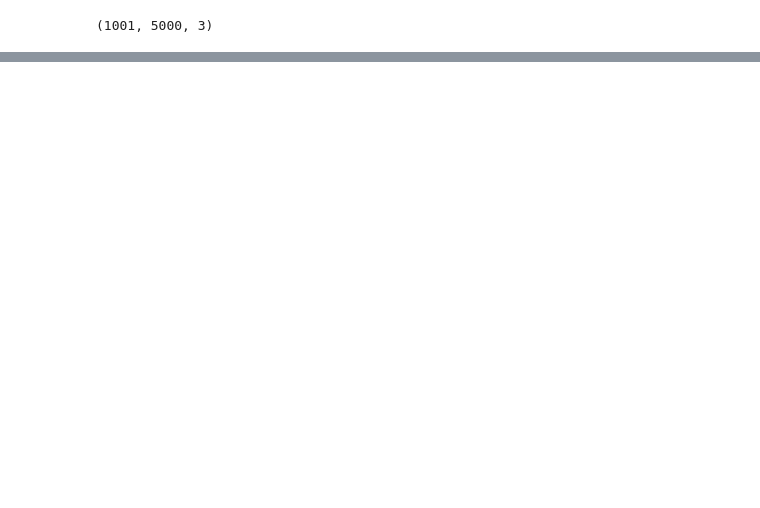
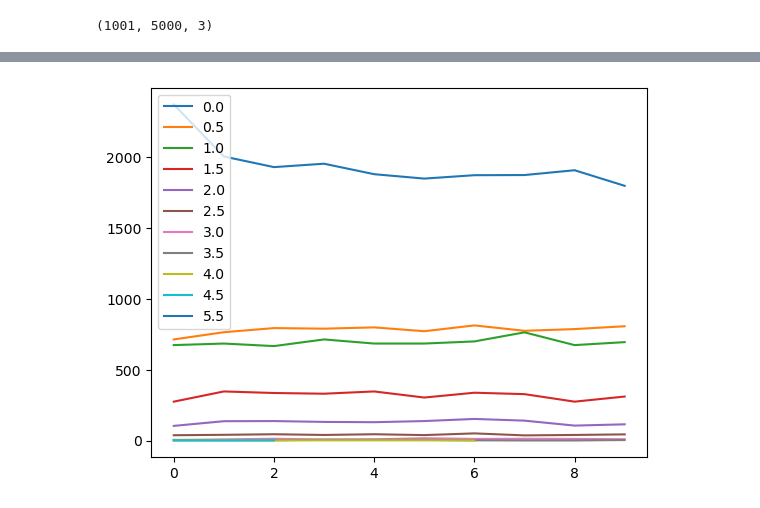
Before and after one commit to JakobSchauser/Thesis, a Jupyter notebook: CompareToData/finding_rosettes.ipynb, the cells around one changed output, grey strips where cells are left out. Cells and saved outputs as stored; diff of their text form; code cells hidden in the pictures; blank space fills up the shorter version.

```diff
--- a/CompareToData/finding_rosettes.ipynb
+++ b/CompareToData/finding_rosettes.ipynb
@@ -12,18 +12,20 @@ with h5py.File('../CodePass2/runs/stas_comments_10.hdf5', 'r') as f:
 print(x.shape)
 
 
-step = x[1]
 
 
 # find voronoi diagram
 from scipy.spatial import Delaunay
 
-tri = Delaunay(step)
+
+def get_nbs(xs):
+    tri = Delaunay(xs)
+    indsx, all_neighbors = tri.vertex_neighbor_vertices
+
+    neighbors = []
+    for i in range(len(indsx)-1):
+        neighbors.append(set(all_neighbors[indsx[i]:indsx[i+1]]))
+
+    return neighbors
 # %% [output]
 (1001, 5000, 3)
-# %%
-indsx, all_neighbors = tri.vertex_neighbor_vertices
-
-neighbors = []
-for i in range(len(indsx)-1):
-    neighbors.append(all_neighbors[indsx[i]:indsx[i+1]])
@@ -69,0 +104,19 @@ dir(vor)
+# %%
+count_dict = {}
+for cc in countss:
+    unique, counts = np.unique(cc, return_counts=True)
+    for u, c in zip(unique, counts):
+        if u not in count_dict:
+            count_dict[u] = [c]
+        else:
+            count_dict[u] += [c]
+# %%
+for key in count_dict:
+    if key == 0:
+        continue
+    plt.plot(count_dict[key], label=key-1)
+
+plt.legend()
+plt.show()
+# %% [output]
+[figure, added]
```
Also changed, not shown: parts of 4 cells of this notebook, 2 other files.
